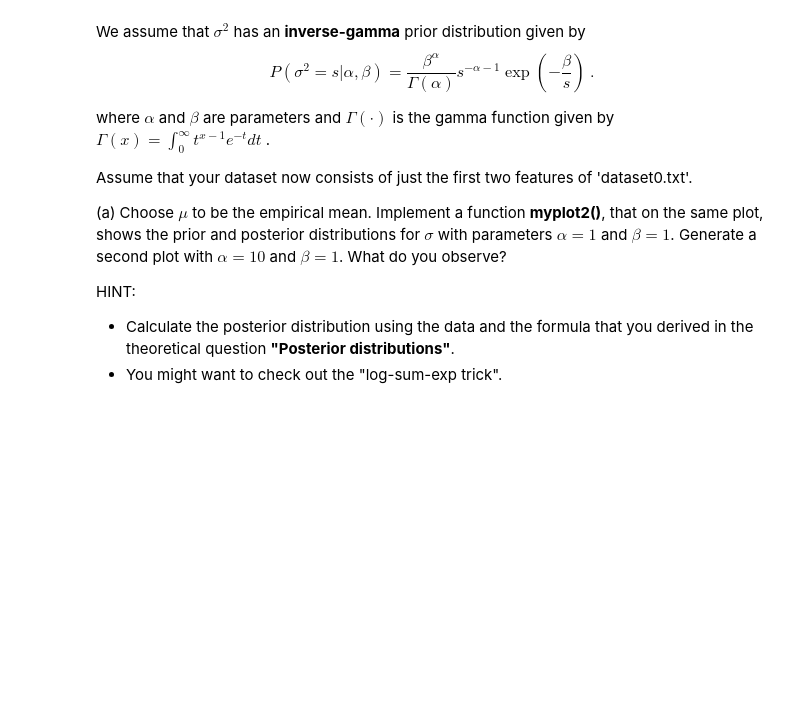
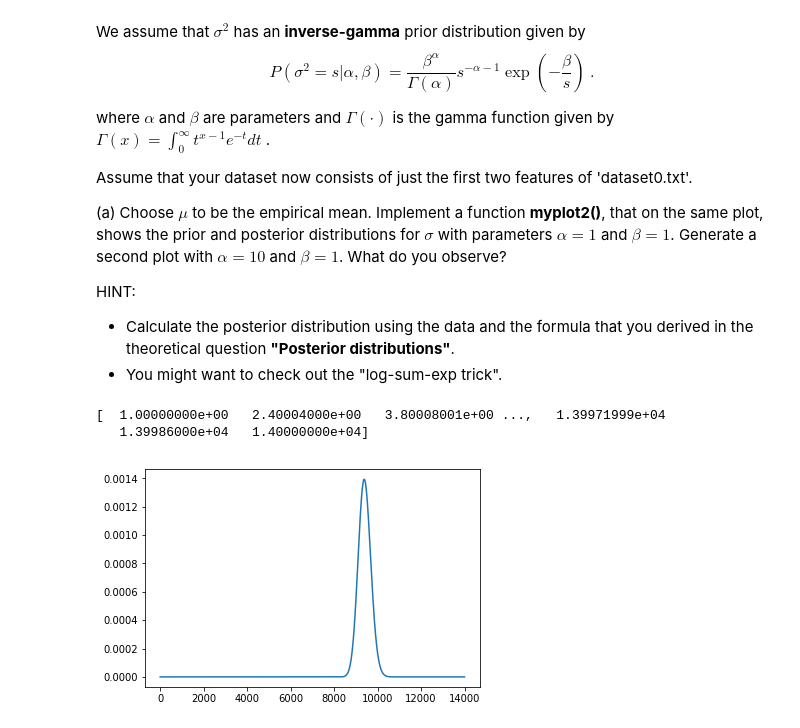
Before and after one commit to huoskar/TDA231, a Jupyter notebook: hw1.ipynb, the cells around one changed output. Saved outputs shown, nothing was run; the diff lists cells and outputs as text; code cells hidden in the pictures; blank space fills up the shorter version.

```diff
--- a/hw1.ipynb
+++ b/hw1.ipynb
@@ -184,0 +163,44 @@ postdest(2,data,1,1)
+# %%
+import numpy as np
+import matplotlib.pyplot as plt
+import scipy.special as spec
+import math
+
+data = np.loadtxt("dataset0.txt")
+data = data[:,0:2]
+n,p = data.shape
+
+def log_dist(s, ap, bp):
+    #print(ap* np.log(bp))
+    #print(math.lgamma(ap))
+    #print((ap+1)*np.log(s))
+    #print(bp/s)
+    #print(((ap* np.log(bp))-(math.lgamma(ap))-((ap+1)*np.log(s))-(bp/s)))
+    return((ap* np.log(bp))-(math.lgamma(ap))-((ap+1)*np.log(s))-(bp/s))
+
+
+
+
+def myplot2():
+    norm_data = data-np.sum(data,0)/ float(n)
+
+    sum = 0
+    for datapoint in norm_data:
+        temp1 = datapoint.T
+        sum += temp1.dot(datapoint)
+
+    alpha = 1
+    beta = 1
+    bp = beta + sum/2
+    ap =  alpha + n
+    sig = np.linspace(1,14000,10000)
+    print(sig)
+
+    plt.plot(sig,np.exp(log_dist(sig,ap,bp)))
+    plt.show()
+
+myplot2()
+# %% [output]
+[  1.00000000e+00   2.40004000e+00   3.80008001e+00 ...,   1.39971999e+04
+   1.39986000e+04   1.40000000e+04]
+[figure, added]
```
Also changed, not shown: parts of 2 cells of this notebook.
